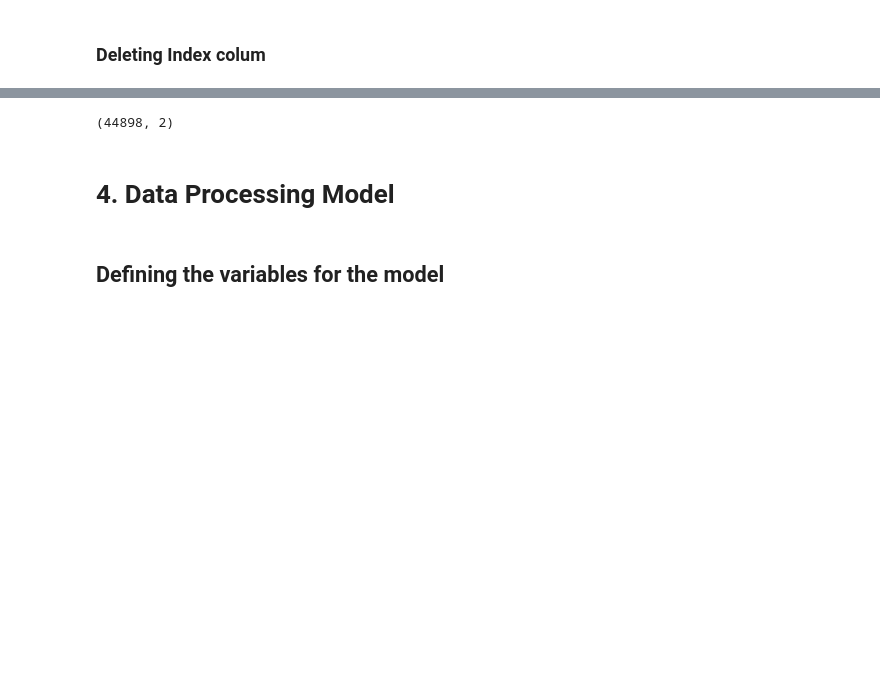
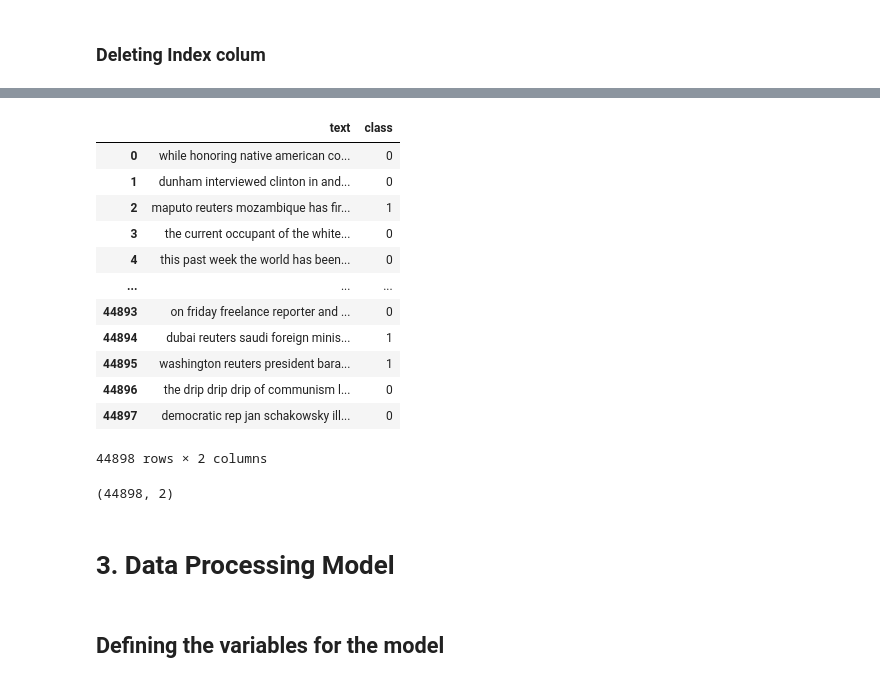
Before and after one commit to keijiart/Fake_News_Detection, a Jupyter notebook: Fake_news.ipynb, the cells around one changed output, grey strips where cells are left out. Cells and saved outputs as stored; diff of their text form; code cells hidden in the pictures; blank space fills up the shorter version.

```diff
--- a/Fake_news.ipynb
+++ b/Fake_news.ipynb
@@ -219,9 +201,25 @@ df.head()
+# %%
+df
+# %% [output]
+|  | text | class |
+| 0 | while honoring native american co... | 0 |
+| 1 | dunham interviewed clinton in and... | 0 |
+| 2 | maputo reuters mozambique has fir... | 1 |
+| 3 | the current occupant of the white... | 0 |
+| 4 | this past week the world has been... | 0 |
+| ... | ... | ... |
+| 44893 | on friday freelance reporter and ... | 0 |
+| 44894 | dubai reuters saudi foreign minis... | 1 |
+| 44895 | washington reuters president bara... | 1 |
+| 44896 | the drip drip drip of communism l... | 0 |
+| 44897 | democratic rep jan schakowsky ill... | 0 |
+44898 rows × 2 columns
 # %%
 df.shape
 # %% [output]
 (44898, 2)
 # %% [markdown]
-# 4. Data Processing Model
+# 3. Data Processing Model
 # %% [markdown]
 ## Defining the variables for the model
 # %%
```
Also changed, not shown: parts of 34 cells of this notebook.
